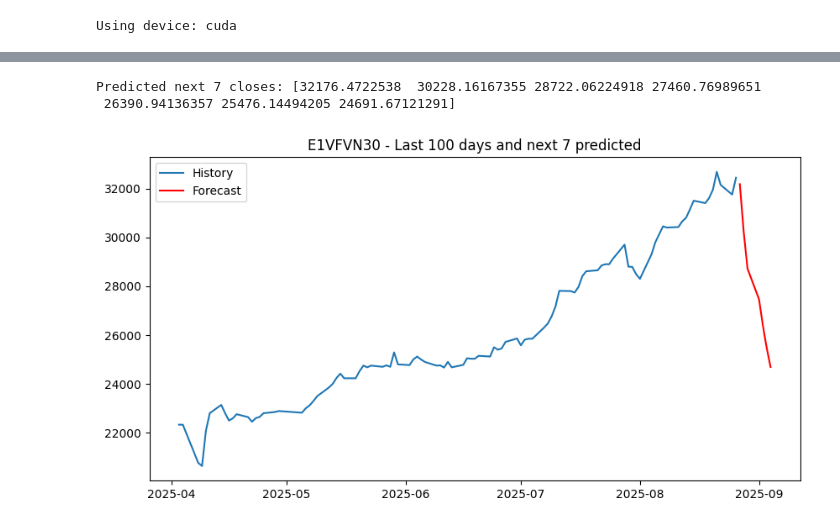
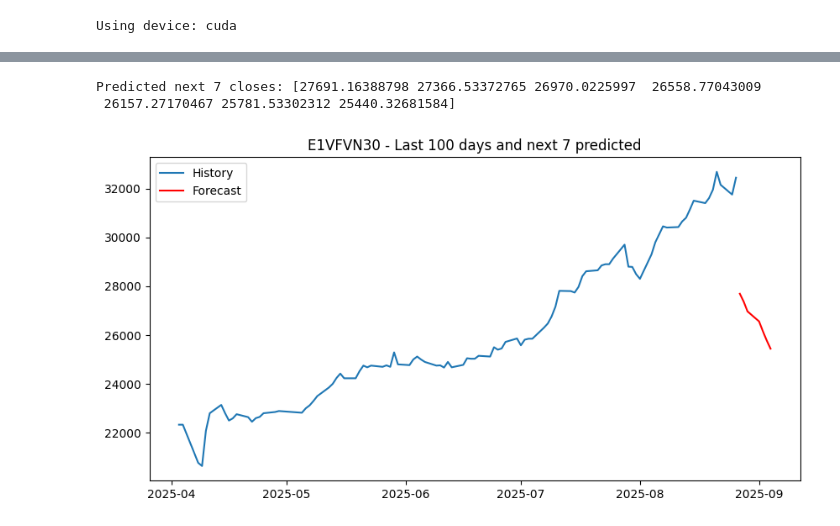
Before and after one commit to Aurora-Fund-Analytics/forecast-model, a Jupyter notebook: notebooks/test_full.ipynb, the cells around one changed output, grey strips where cells are left out. Saved outputs shown, nothing was run; the diff lists cells and outputs as text; code cells hidden in the pictures.

```diff
--- a/notebooks/test_full.ipynb
+++ b/notebooks/test_full.ipynb
@@ -23,7 +23,7 @@ import os
 # =====================================
 # 3. Parameters
 # =====================================
-tickers = ['SPY','QQQ','IWM','EEM','TLT','GLD','XLK','XLF','XLE']  # Multi-ETF training
+tickers = ['E1VFVN30.VN']  # Multi-ETF training
 prediction_symbol = 'E1VFVN30'  # VN30 ETF
 start_date = '2015-01-01'
 end_date = '2025-08-27'
@@ -192,7 +188,7 @@ df_pred.columns = [col[0].lower() for col in df_pred.columns.values]
 # =====================================
 # 9. Predict for E1VFVN30 next 7 days
 # =====================================
-df_pred = yf.download(prediction_symbol+'.VN', start='2024-01-01', end=end_date, progress=False)
+df_pred = yf.download(prediction_symbol+'.VN', start='2025-01-01', end='2025-08-27', progress=False)
 df_pred.columns = [col[0].lower() for col in df_pred.columns.values]
 df_pred = add_features(df_pred)
 df_pred.dropna(inplace=True)
@@ -204,33 +200,33 @@ X_scaled = scaler.fit_transform(X_full)
 last_seq = torch.tensor(X_scaled[-window_size:], dtype=torch.float32).unsqueeze(0).to(device)
 model.load_state_dict(torch.load('lstm_stock_model.pt'))
 model.eval()
 
 future_preds = []
 for _ in range(7):
     with torch.no_grad():
         pred = model(last_seq).item()
     future_preds.append(pred)
     # append predicted close and zeros for other features (simple iterative)
     next_row = np.zeros((len(feature_cols),))
     next_row[0] = pred
     new_seq = torch.cat([last_seq[:,1:,:], torch.tensor(next_row, dtype=torch.float32).unsqueeze(0).unsqueeze(0).to(device)], dim=1)
     last_seq = new_seq
 
 # Inverse scale predictions
 dummy = np.zeros((len(future_preds), len(feature_cols)))
 dummy[:,0] = future_preds
 future_prices = scaler.inverse_transform(dummy)[:,0]
 
 print("Predicted next 7 closes:", future_prices)
 
 # Plot
 plt.figure(figsize=(10,5))
 plt.plot(df_pred.index[-100:], df_pred['close'].values[-100:], label="History")
 plt.plot(pd.date_range(df_pred.index[-1], periods=8, freq='B')[1:], future_prices, label="Forecast", color='red')
 plt.title(f"{prediction_symbol} - Last 100 days and next 7 predicted")
 plt.legend()
 plt.show()
 # %% [output]
-Predicted next 7 closes: [32176.4722538  30228.16167355 28722.06224918 27460.76989651
- 26390.94136357 25476.14494205 24691.67121291]
+Predicted next 7 closes: [27691.16388798 27366.53372765 26970.0225997  26558.77043009
+ 26157.27170467 25781.53302312 25440.32681584]
-[figure, old version]
+[figure, new version]
```
Also changed, not shown: parts of 5 cells of this notebook.
